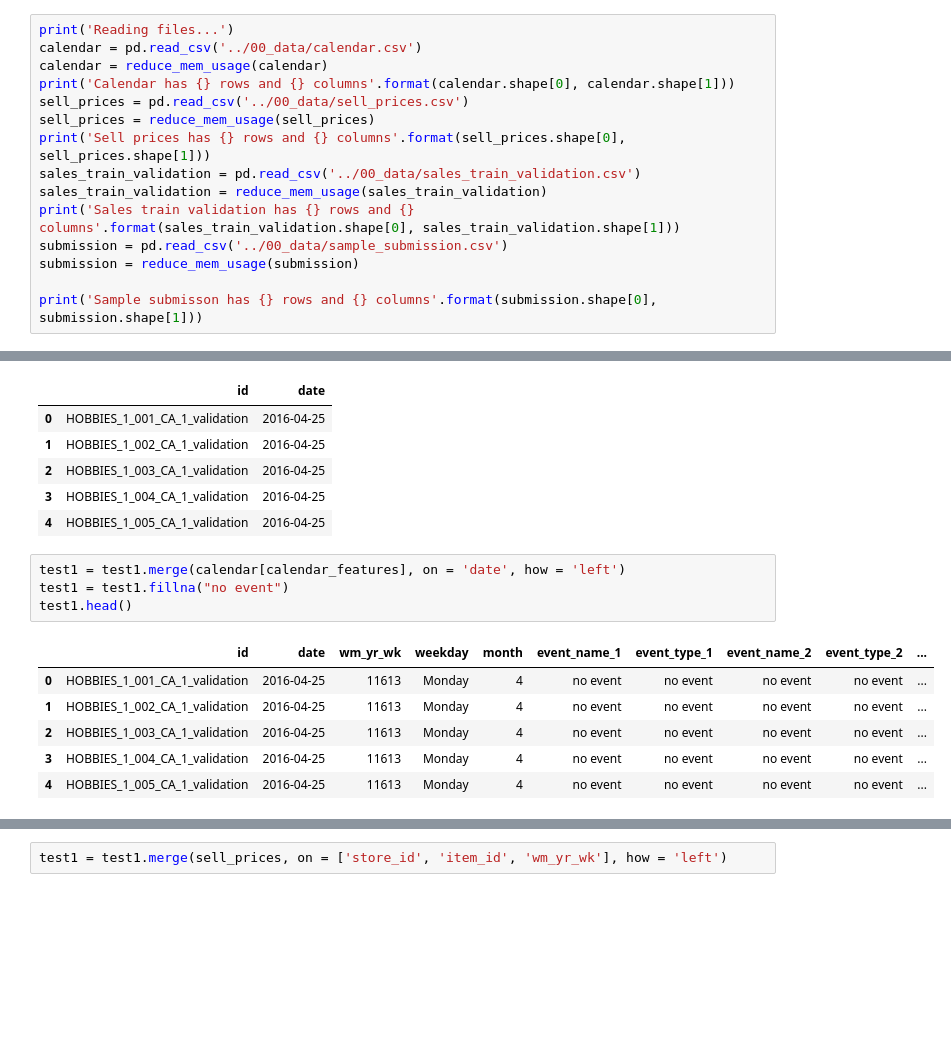
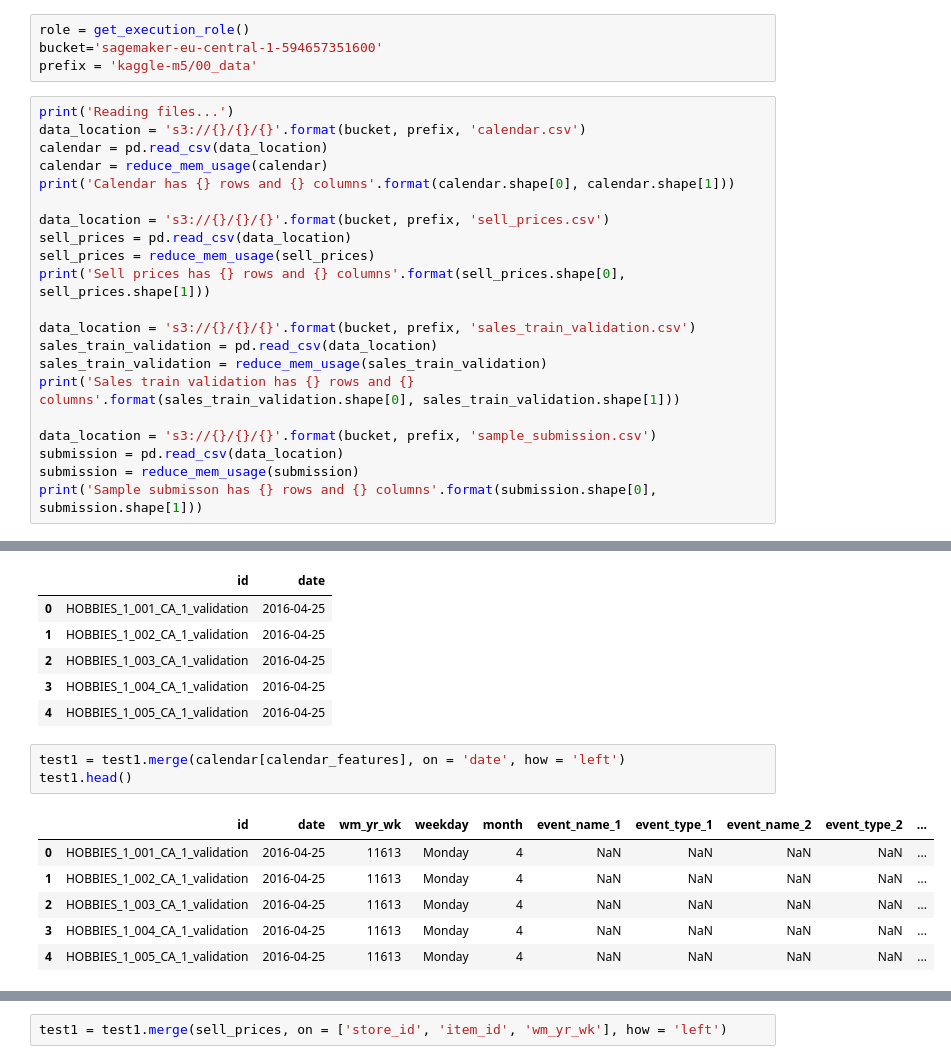
Before and after one commit to omoreva/kaggle_m5, a Jupyter notebook: 00_data_preparation.ipynb, the cells around one changed output, grey strips where cells are left out. Saved outputs shown, nothing was run; the diff lists cells and outputs as text; blank space fills up the shorter version.

```diff
--- a/00_data_preparation.ipynb
+++ b/00_data_preparation.ipynb
@@ -57,17 +60,27 @@ Read data
+# %%
+role = get_execution_role()
+bucket='sagemaker-eu-central-1-594657351600'
+prefix = 'kaggle-m5/00_data'
 # %%
 print('Reading files...')
-calendar = pd.read_csv('../00_data/calendar.csv')
+data_location = 's3://{}/{}/{}'.format(bucket, prefix, 'calendar.csv')
+calendar = pd.read_csv(data_location)
 calendar = reduce_mem_usage(calendar)
 print('Calendar has {} rows and {} columns'.format(calendar.shape[0], calendar.shape[1]))
-sell_prices = pd.read_csv('../00_data/sell_prices.csv')
+
+data_location = 's3://{}/{}/{}'.format(bucket, prefix, 'sell_prices.csv')
+sell_prices = pd.read_csv(data_location)
 sell_prices = reduce_mem_usage(sell_prices)
 print('Sell prices has {} rows and {} columns'.format(sell_prices.shape[0], sell_prices.shape[1]))
-sales_train_validation = pd.read_csv('../00_data/sales_train_validation.csv')
+
+data_location = 's3://{}/{}/{}'.format(bucket, prefix, 'sales_train_validation.csv')
+sales_train_validation = pd.read_csv(data_location)
 sales_train_validation = reduce_mem_usage(sales_train_validation)
 print('Sales train validation has {} rows and {} columns'.format(sales_train_validation.shape[0], sales_train_validation.shape[1]))
-submission = pd.read_csv('../00_data/sample_submission.csv')
+
+data_location = 's3://{}/{}/{}'.format(bucket, prefix, 'sample_submission.csv')
+submission = pd.read_csv(data_location)
 submission = reduce_mem_usage(submission)
-
 print('Sample submisson has {} rows and {} columns'.format(submission.shape[0], submission.shape[1]))
 # %% [output]
 Reading files...
@@ -316,14 +317,13 @@ test1.head()
 | 4 | HOBBIES_1_005_CA_1_validation | 2016-04-25 |
 # %%
 test1 = test1.merge(calendar[calendar_features], on = 'date', how = 'left')
-test1 = test1.fillna("no event")
 test1.head()
 # %% [output]
 |  | id | date | wm_yr_wk | weekday | month | event_name_1 | event_type_1 | event_name_2 | event_type_2 | ... |
-| 0 | HOBBIES_1_001_CA_1_validation | 2016-04-25 | 11613 | Monday | 4 | no event | no event | no event | no event | ... |
-| 1 | HOBBIES_1_002_CA_1_validation | 2016-04-25 | 11613 | Monday | 4 | no event | no event | no event | no event | ... |
-| 2 | HOBBIES_1_003_CA_1_validation | 2016-04-25 | 11613 | Monday | 4 | no event | no event | no event | no event | ... |
-| 3 | HOBBIES_1_004_CA_1_validation | 2016-04-25 | 11613 | Monday | 4 | no event | no event | no event | no event | ... |
-| 4 | HOBBIES_1_005_CA_1_validation | 2016-04-25 | 11613 | Monday | 4 | no event | no event | no event | no event | ... |
+| 0 | HOBBIES_1_001_CA_1_validation | 2016-04-25 | 11613 | Monday | 4 | NaN | NaN | NaN | NaN | ... |
+| 1 | HOBBIES_1_002_CA_1_validation | 2016-04-25 | 11613 | Monday | 4 | NaN | NaN | NaN | NaN | ... |
+| 2 | HOBBIES_1_003_CA_1_validation | 2016-04-25 | 11613 | Monday | 4 | NaN | NaN | NaN | NaN | ... |
+| 3 | HOBBIES_1_004_CA_1_validation | 2016-04-25 | 11613 | Monday | 4 | NaN | NaN | NaN | NaN | ... |
+| 4 | HOBBIES_1_005_CA_1_validation | 2016-04-25 | 11613 | Monday | 4 | NaN | NaN | NaN | NaN | ... |
 # %%
 X = reduce_mem_usage(X)
```
Also changed, not shown: parts of 63 cells of this notebook, 2 other files.
